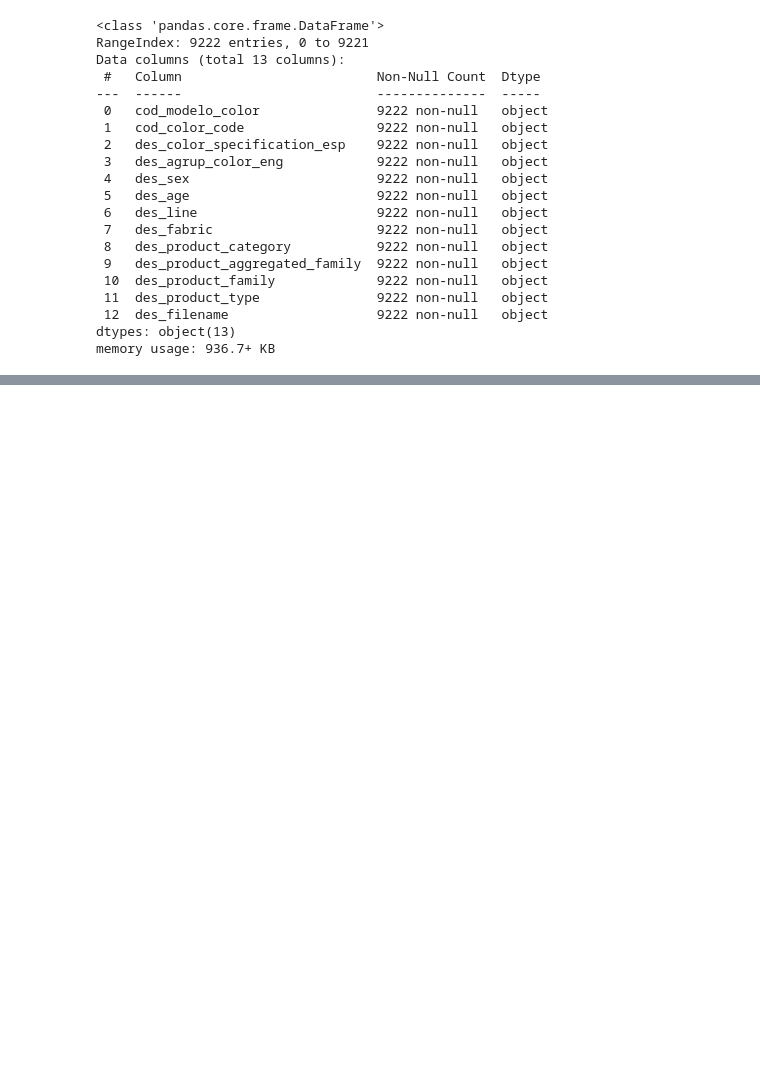
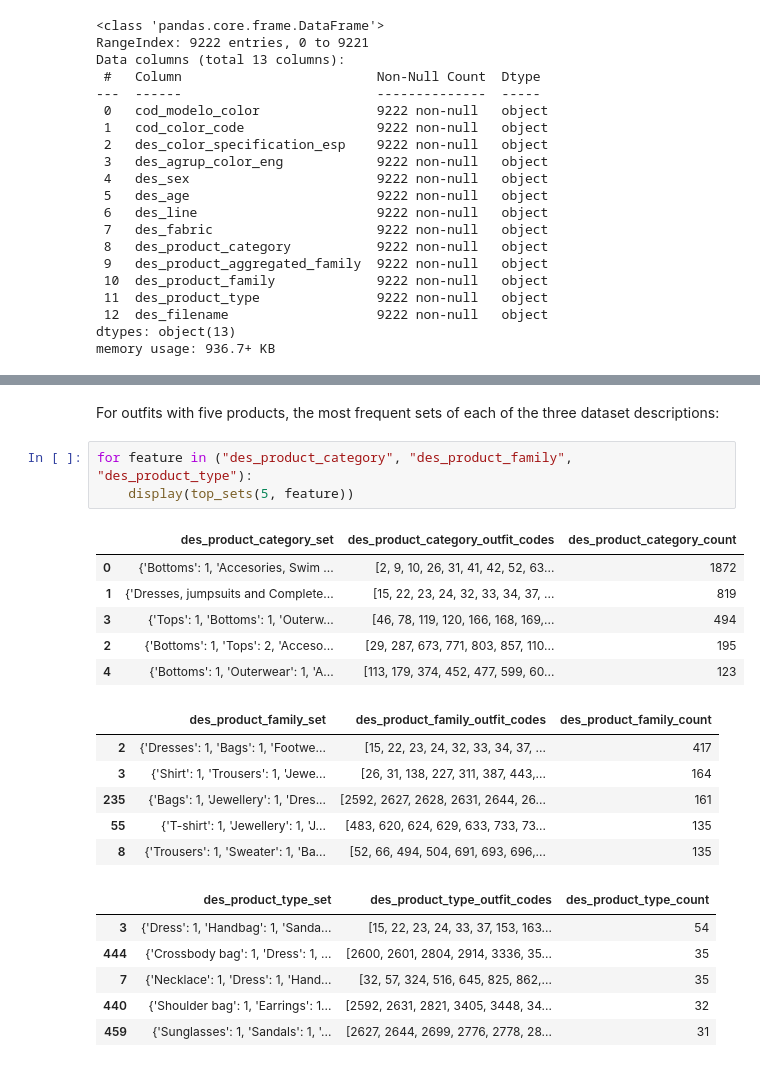
Before and after one commit to Francesco7D2/vaes-fashion-compatibility, a Jupyter notebook: notebooks/exploratory-data-analysis.ipynb, the cells around one changed output, grey strips where cells are left out. Saved outputs shown, nothing was run; the diff lists cells and outputs as text; blank space fills up the shorter version.

```diff
--- a/notebooks/exploratory-data-analysis.ipynb
+++ b/notebooks/exploratory-data-analysis.ipynb
@@ -497,0 +286,24 @@ Name: count, dtype: float64
+# %% [markdown]
+For outfits with five products, the most frequent sets of each of the three dataset descriptions:
+# %%
+for feature in ("des_product_category", "des_product_family", "des_product_type"):
+    display(top_sets(5, feature))
+# %% [output]
+|  | des_product_category_set | des_product_category_outfit_codes | des_product_category_count |
+| 0 | {'Bottoms': 1, 'Accesories, Swim ... | [2, 9, 10, 26, 31, 41, 42, 52, 63... | 1872 |
+| 1 | {'Dresses, jumpsuits and Complete... | [15, 22, 23, 24, 32, 33, 34, 37, ... | 819 |
+| 3 | {'Tops': 1, 'Bottoms': 1, 'Outerw... | [46, 78, 119, 120, 166, 168, 169,... | 494 |
+| 2 | {'Bottoms': 1, 'Tops': 2, 'Acceso... | [29, 287, 673, 771, 803, 857, 110... | 195 |
+| 4 | {'Bottoms': 1, 'Outerwear': 1, 'A... | [113, 179, 374, 452, 477, 599, 60... | 123 |
+|  | des_product_family_set | des_product_family_outfit_codes | des_product_family_count |
+| 2 | {'Dresses': 1, 'Bags': 1, 'Footwe... | [15, 22, 23, 24, 32, 33, 34, 37, ... | 417 |
+| 3 | {'Shirt': 1, 'Trousers': 1, 'Jewe... | [26, 31, 138, 227, 311, 387, 443,... | 164 |
+| 235 | {'Bags': 1, 'Jewellery': 1, 'Dres... | [2592, 2627, 2628, 2631, 2644, 26... | 161 |
+| 55 | {'T-shirt': 1, 'Jewellery': 1, 'J... | [483, 620, 624, 629, 633, 733, 73... | 135 |
+| 8 | {'Trousers': 1, 'Sweater': 1, 'Ba... | [52, 66, 494, 504, 691, 693, 696,... | 135 |
+|  | des_product_type_set | des_product_type_outfit_codes | des_product_type_count |
+| 3 | {'Dress': 1, 'Handbag': 1, 'Sanda... | [15, 22, 23, 24, 33, 37, 153, 163... | 54 |
+| 444 | {'Crossbody bag': 1, 'Dress': 1, ... | [2600, 2601, 2804, 2914, 3336, 35... | 35 |
+| 7 | {'Necklace': 1, 'Dress': 1, 'Hand... | [32, 57, 324, 516, 645, 825, 862,... | 35 |
+| 440 | {'Shoulder bag': 1, 'Earrings': 1... | [2592, 2631, 2821, 3405, 3448, 34... | 32 |
+| 459 | {'Sunglasses': 1, 'Sandals': 1, '... | [2627, 2644, 2699, 2776, 2778, 28... | 31 |
```
Also changed, not shown: parts of 74 cells of this notebook, 12 other files.
